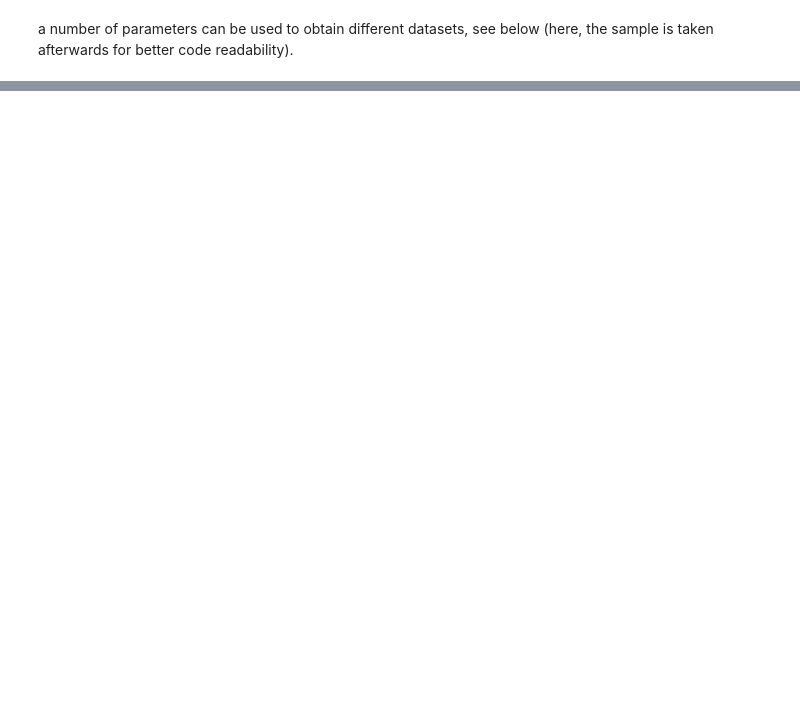
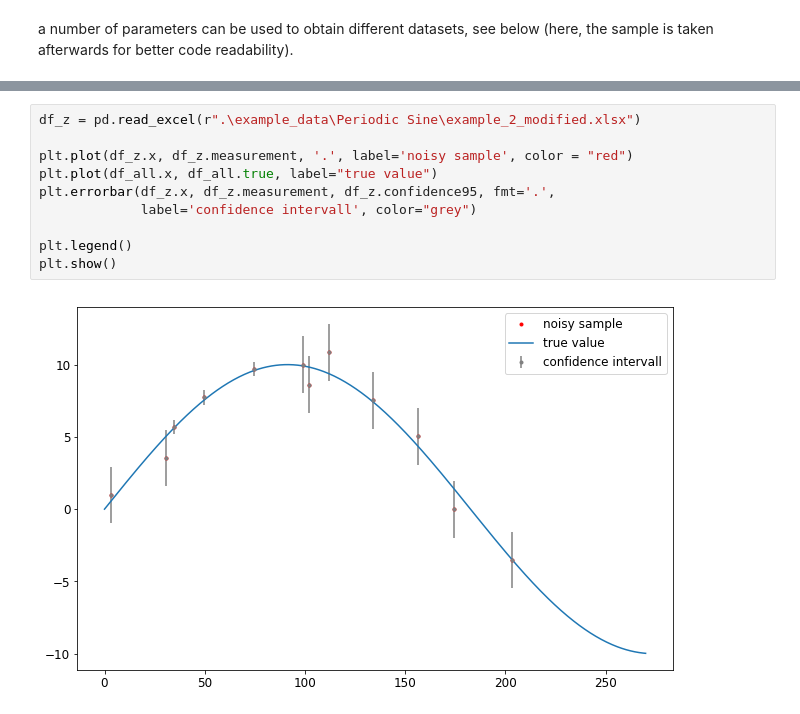
Before and after one commit to red5alex/kriglab, a Jupyter notebook: Import Example Data Set.ipynb, the cells around one changed output, grey strips where cells are left out. Saved outputs shown, nothing was run; the diff lists cells and outputs as text; blank space fills up the shorter version.

```diff
--- a/Import Example Data Set.ipynb
+++ b/Import Example Data Set.ipynb
@@ -58,0 +66,12 @@ plt.show()
+# %%
+df_z = pd.read_excel(r".\example_data\Periodic Sine\example_2_modified.xlsx")
+
+plt.plot(df_z.x, df_z.measurement, '.', label='noisy sample', color = "red")
+plt.plot(df_all.x, df_all.true, label="true value")
+plt.errorbar(df_z.x, df_z.measurement, df_z.confidence95, fmt='.',
+             label='confidence intervall', color="grey")
+
+plt.legend()
+plt.show()
+# %% [output]
+[figure, added]
```
Also changed, not shown: parts of 3 cells of this notebook, 1 other file.
